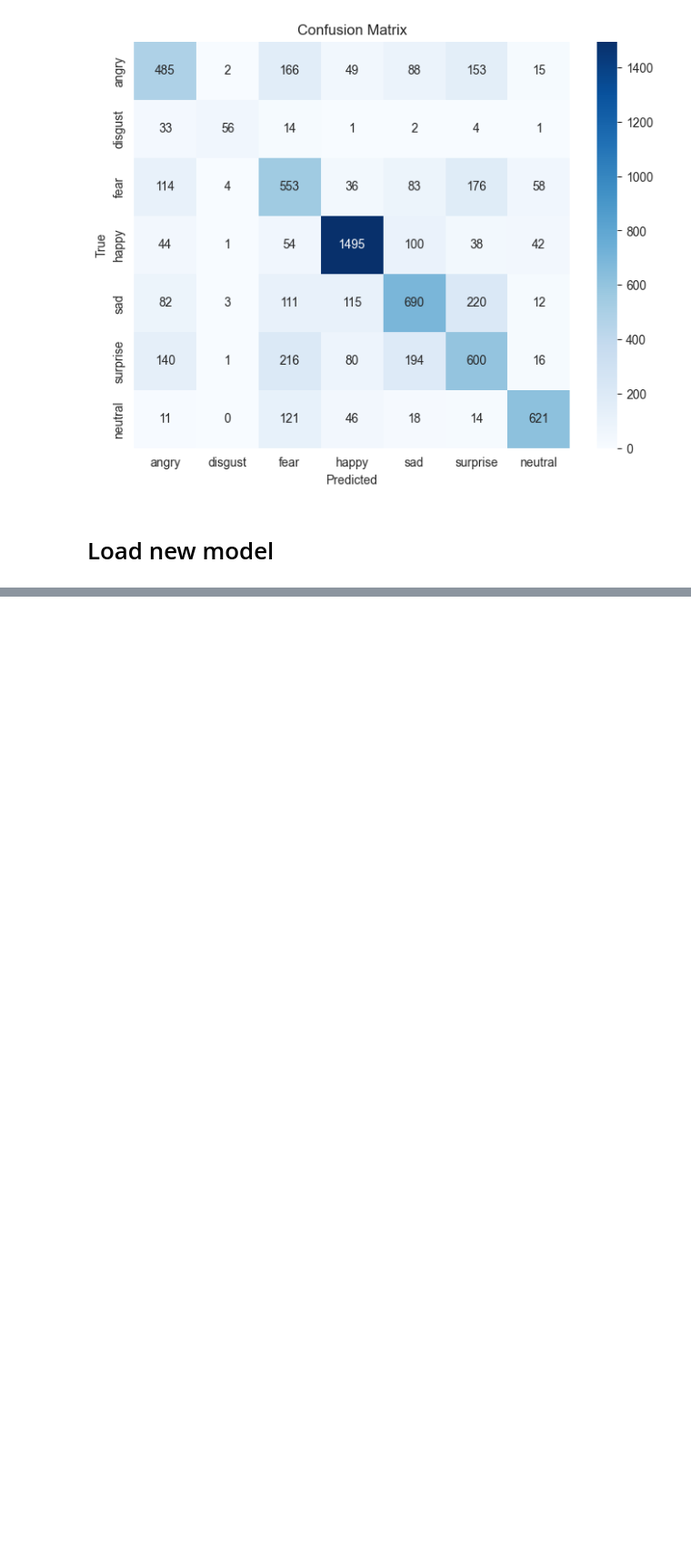
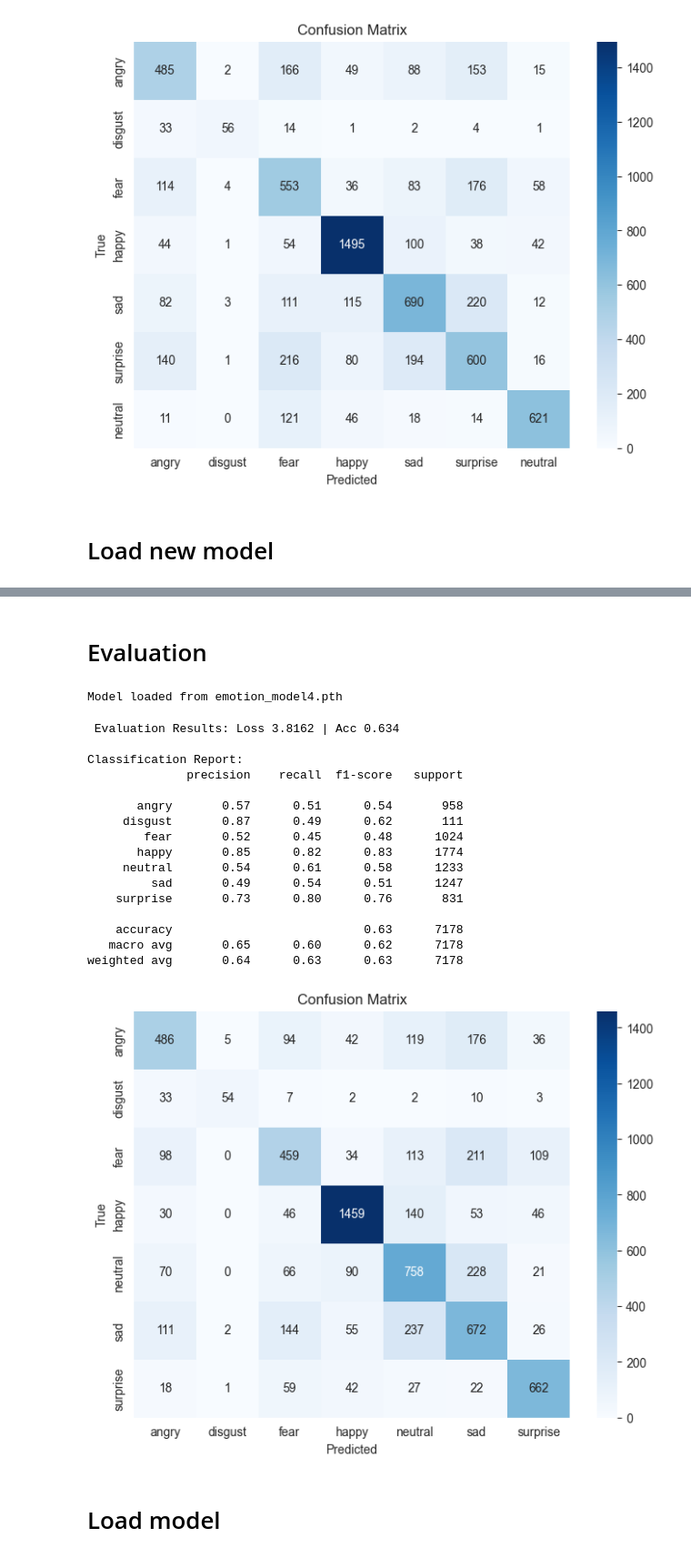
Before and after one commit to EdwardVuong-75/Facial-Expression-detection, a Jupyter notebook: main.ipynb, the cells around one changed output, grey strips where cells are left out. Shown: that part at 91% size. Cells and saved outputs as stored; diff of their text form; code cells hidden in the pictures; blank space fills up the shorter version.

Commit message:
Fixed Model

```diff
--- a/main.ipynb
+++ b/main.ipynb
@@ -997,0 +999,74 @@ cv2.destroyAllWindows()
+# %% [markdown]
+# Evaluation
+# %%
+# Reload trained model
+model = EmotionCNN().to(DEVICE)
+model.load_state_dict(torch.load("emotion_model4.pth", map_location=DEVICE))
+model.eval()
+print("Model loaded from emotion_model4.pth")
+# %% [output]
+Model loaded from emotion_model4.pth
+# %%
+def evaluate_model(model, loader):
+    model.eval()
+    all_preds, all_labels = [], []
+    total_loss, correct, total = 0, 0, 0
+    criterion = nn.CrossEntropyLoss()
+
+    with torch.no_grad():
+        for X, y in loader:
+            X, y = X.to(DEVICE), y.to(DEVICE)
+            out = model(X)
+            loss = criterion(out, y)
+            total_loss += loss.item()
+            _, pred = out.max(1)
+            correct += pred.eq(y).sum().item()
+            total += y.size(0)
+
+            all_preds.extend(pred.cpu().numpy())
+            all_labels.extend(y.cpu().numpy())
+
+    acc = correct / total
+    avg_loss = total_loss / len(loader)
+    print(f"\n Evaluation Results: Loss {avg_loss:.4f} | Acc {acc:.3f}")
+
+    # Detailed report
+    print("\nClassification Report:")
+    print(classification_report(all_labels, all_preds, target_names=CLASS_MAP))
+
+    # Confusion matrix
+    cm = confusion_matrix(all_labels, all_preds)
+    plt.figure(figsize=(8,6))
+    sns.heatmap(cm, annot=True, fmt="d", cmap="Blues",
+                xticklabels=CLASS_MAP, yticklabels=CLASS_MAP)
+    plt.xlabel("Predicted")
+    plt.ylabel("True")
+    plt.title("Confusion Matrix")
+    plt.show()
+# %%
+if __name__ == "__main__":
+    model = EmotionCNN().to(DEVICE)
+    model.load_state_dict(torch.load("emotion_model4.pth", map_location=DEVICE))
+    model.eval()
+
+    evaluate_model(model, val_loader)
+# %% [output]
+ Evaluation Results: Loss 3.8162 | Acc 0.634
+
+Classification Report:
+              precision    recall  f1-score   support
+
+       angry       0.57      0.51      0.54       958
+     disgust       0.87      0.49      0.62       111
+        fear       0.52      0.45      0.48      1024
+       happy       0.85      0.82      0.83      1774
+     neutral       0.54      0.61      0.58      1233
+         sad       0.49      0.54      0.51      1247
+    surprise       0.73      0.80      0.76       831
+
+    accuracy                           0.63      7178
+   macro avg       0.65      0.60      0.62      7178
+weighted avg       0.64      0.63      0.63      7178
+[figure, added]
+# %% [markdown]
+# Load model
```
Also changed, not shown: parts of 15 cells of this notebook, 2 other files.
